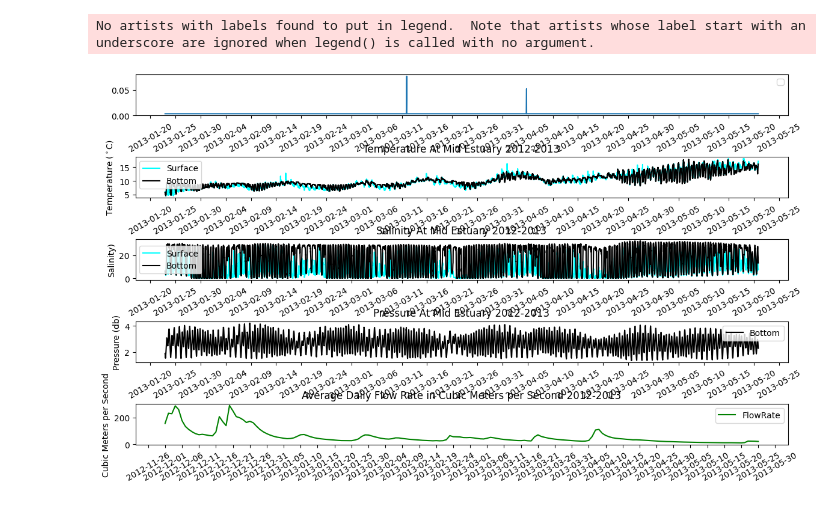
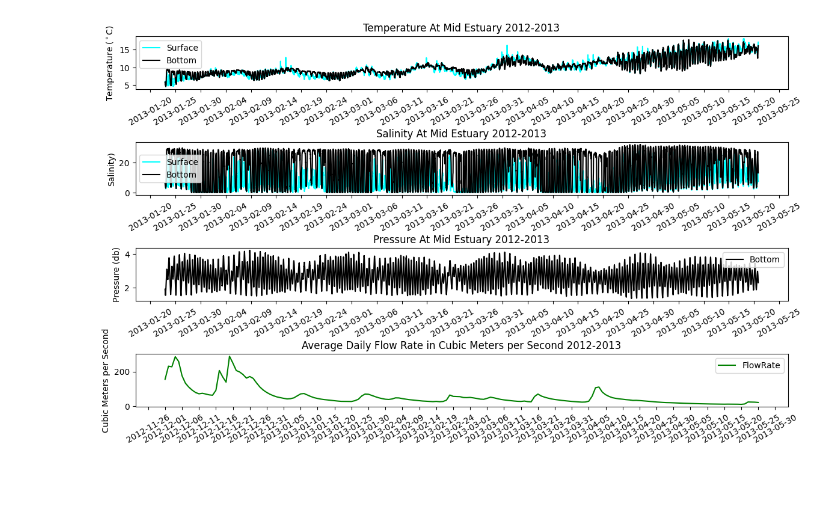
Before and after one commit to lebedevn/Alsea-Estuary-Data, a Jupyter notebook: midestuary12_13.ipynb, the cells around one changed output. Cells and saved outputs as stored; diff of their text form; code cells hidden in the pictures; blank space fills up the shorter version.

```diff
--- a/midestuary12_13.ipynb
+++ b/midestuary12_13.ipynb
@@ -39,7 +39,7 @@ for index, row in flowDF.iterrows():
 tmsFlow = flowDF['DN']
 
 #create the subplots
-fig, (axtime, axtemp, axsal,axro, axflow) = plt.subplots(5,figsize=(14, 8))
+fig, (axtemp, axsal,axro, axflow) = plt.subplots(4,figsize=(14, 8))
 
 #set the titles for the plots
 axtemp.set_title("Temperature At Mid Estuary 2012-2013")
@@ -54,38 +54,33 @@ plt.setp(axro, ylabel = "Pressure (db)")
 plt.setp(axflow, ylabel = "Cubic Meters per Second")
 
 #plot the data on the proper plot
-axtime.plot(tmsMidriver,matMidFlatDF['DN'].diff())
 axtemp.plot(tmsMidriver, matMidFlatDF['TS'], color = 'cyan', label='Surface')
 axtemp.plot(tmsMidriver, matMidFlatDF['TB'], color = 'black', label='Bottom')
 axsal.plot(tmsMidriver,matMidFlatDF['SS'],color = 'cyan', label = "Surface")
 axsal.plot(tmsMidriver,matMidFlatDF['SB'],color = 'black', label = "Bottom")
 axro.plot(tmsMidriver, matMidFlatDF['BP'], color = 'black', label = "Bottom")
 axflow.plot(tmsFlow,flowDF['fRate'], color = 'green', label = 'FlowRate')
 
 
 # Change the tick interval
-axtime.xaxis.set_major_locator(mdates.DayLocator(interval=5))
 axtemp.xaxis.set_major_locator(mdates.DayLocator(interval=5))
 axsal.xaxis.set_major_locator(mdates.DayLocator(interval=5))
 axro.xaxis.set_major_locator(mdates.DayLocator(interval=5))
 axflow.xaxis.set_major_locator(mdates.DayLocator(interval=5))
 
 # Puts x-axis labels on an angle
-axtime.xaxis.set_tick_params(rotation = 30)
 axtemp.xaxis.set_tick_params(rotation = 30)
 axsal.xaxis.set_tick_params(rotation = 30)
 axro.xaxis.set_tick_params(rotation = 30)
 axflow.xaxis.set_tick_params(rotation = 30)
 
 #adjust space between the plots
 plt.subplots_adjust(hspace=1)
 
-axtime.legend()
 axtemp.legend()
 axsal.legend()
 axro.legend()
 axflow.legend()
 plt.show()
 # %% [output]
-No artists with labels found to put in legend.  Note that artists whose label start with an underscore are ignored when legend() is called with no argument.
-[figure, old version]
+[figure, new version]
```
Also changed, not shown: 5 other files.
